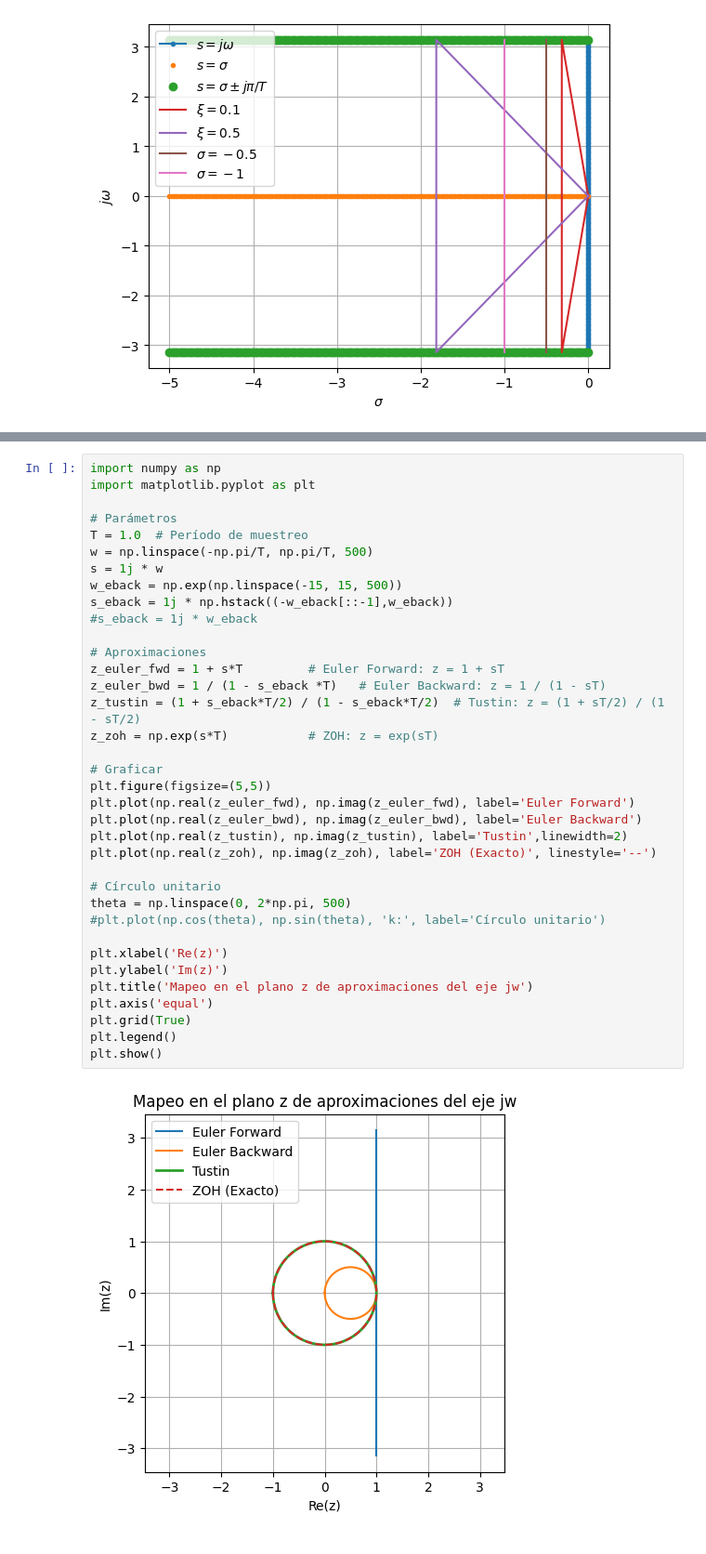
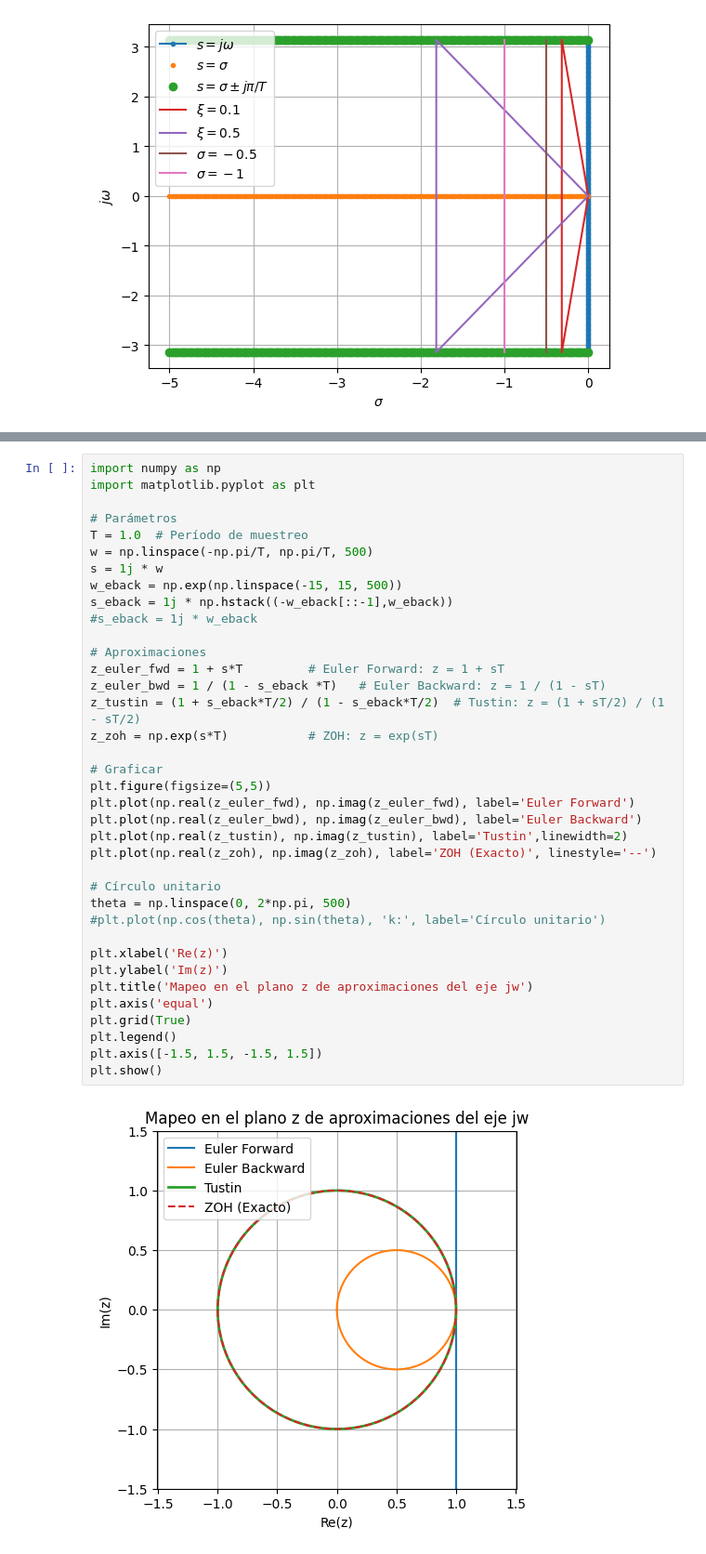
Before and after one commit to pgonfiuba/ica, a Jupyter notebook: 1. Sistemas discretos/aproximaciones.ipynb, the cells around one changed output, grey strips where cells are left out. Shown at 93% size. Saved outputs shown, nothing was run; the diff lists cells and outputs as text.

```diff
--- a/1. Sistemas discretos/aproximaciones.ipynb
+++ b/1. Sistemas discretos/aproximaciones.ipynb
@@ -91,31 +91,32 @@ w = np.linspace(-np.pi/T, np.pi/T, 500)
 s = 1j * w
 w_eback = np.exp(np.linspace(-15, 15, 500))
 s_eback = 1j * np.hstack((-w_eback[::-1],w_eback))
 #s_eback = 1j * w_eback
 
 # Aproximaciones
 z_euler_fwd = 1 + s*T         # Euler Forward: z = 1 + sT
 z_euler_bwd = 1 / (1 - s_eback *T)   # Euler Backward: z = 1 / (1 - sT)
 z_tustin = (1 + s_eback*T/2) / (1 - s_eback*T/2)  # Tustin: z = (1 + sT/2) / (1 - sT/2)
 z_zoh = np.exp(s*T)           # ZOH: z = exp(sT)
 
 # Graficar
 plt.figure(figsize=(5,5))
 plt.plot(np.real(z_euler_fwd), np.imag(z_euler_fwd), label='Euler Forward')
 plt.plot(np.real(z_euler_bwd), np.imag(z_euler_bwd), label='Euler Backward')
 plt.plot(np.real(z_tustin), np.imag(z_tustin), label='Tustin',linewidth=2)
 plt.plot(np.real(z_zoh), np.imag(z_zoh), label='ZOH (Exacto)', linestyle='--')
 
 # Círculo unitario
 theta = np.linspace(0, 2*np.pi, 500)
 #plt.plot(np.cos(theta), np.sin(theta), 'k:', label='Círculo unitario')
 
 plt.xlabel('Re(z)')
 plt.ylabel('Im(z)')
 plt.title('Mapeo en el plano z de aproximaciones del eje jw')
 plt.axis('equal')
 plt.grid(True)
 plt.legend()
+plt.axis([-1.5, 1.5, -1.5, 1.5])
 plt.show()
 # %% [output]
-[figure, old version]
+[figure, new version]
```
Also changed, not shown: parts of 4 cells of this notebook.
